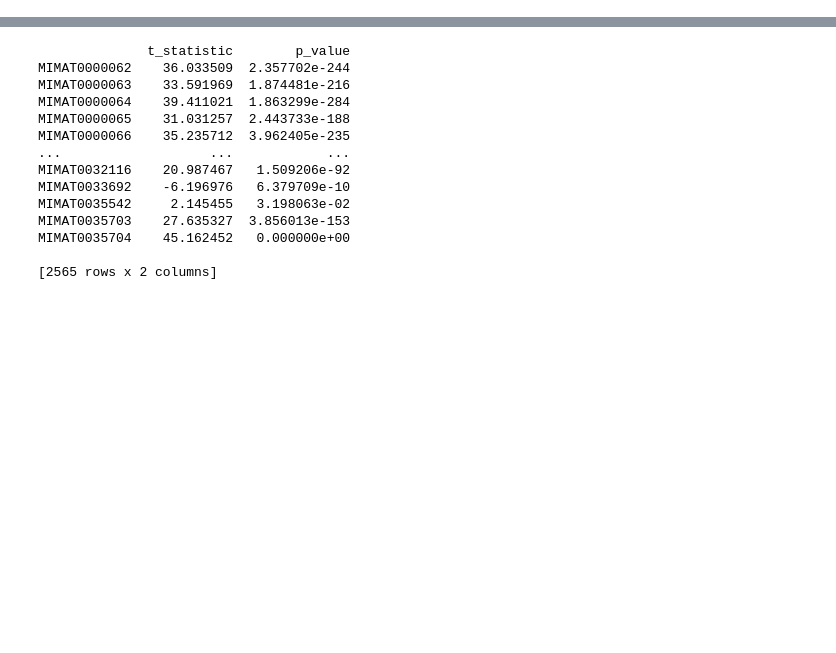
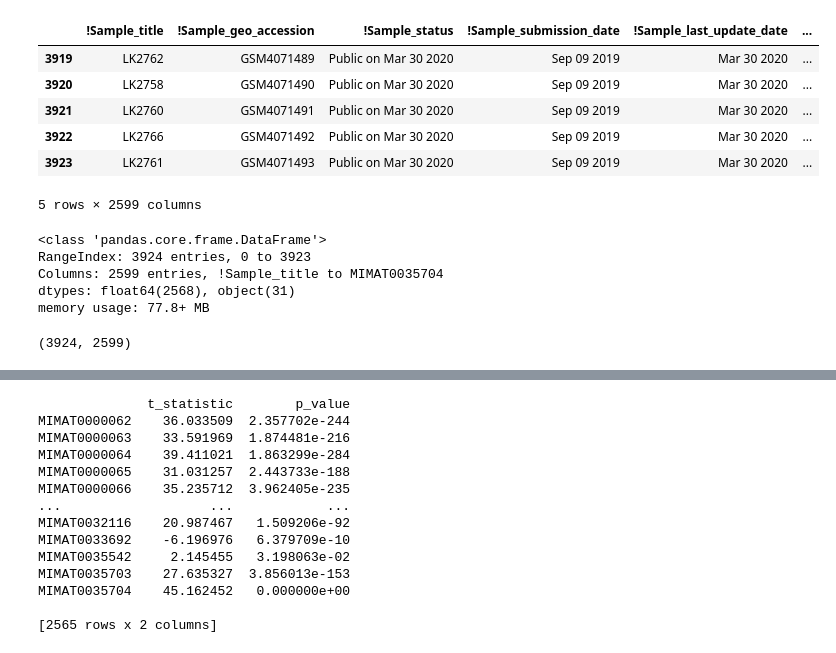
Before and after one commit to BrightNorthStar/miRNAs_in_Lung_Cancer, a Jupyter notebook: miRNAs_in_Lung_Cancer_.ipynb, the cells around one changed output, grey strips where cells are left out. Drawn from its saved outputs; the diff is of its cells as text; code cells hidden in the pictures; blank space fills up the shorter version.

```diff
--- a/miRNAs_in_Lung_Cancer_.ipynb
+++ b/miRNAs_in_Lung_Cancer_.ipynb
@@ -9,0 +242,32 @@ df = pd.read_excel('/content/COLAB.xlsx')
+# %%
+df1.tail()
+# %% [output]
+|  | !Sample_title | !Sample_geo_accession | !Sample_status | !Sample_submission_date | !Sample_last_update_date | ... |
+| 3919 | LK2762 | GSM4071489 | Public on Mar 30 2020 | Sep 09 2019 | Mar 30 2020 | ... |
+| 3920 | LK2758 | GSM4071490 | Public on Mar 30 2020 | Sep 09 2019 | Mar 30 2020 | ... |
+| 3921 | LK2760 | GSM4071491 | Public on Mar 30 2020 | Sep 09 2019 | Mar 30 2020 | ... |
+| 3922 | LK2766 | GSM4071492 | Public on Mar 30 2020 | Sep 09 2019 | Mar 30 2020 | ... |
+| 3923 | LK2761 | GSM4071493 | Public on Mar 30 2020 | Sep 09 2019 | Mar 30 2020 | ... |
+5 rows × 2599 columns
+# %%
+df1.info()
+# First output prior to the issue regarding duplicate column names being fixed
+#<class 'pandas.core.frame.DataFrame'>
+#RangeIndex: 3924 entries, 0 to 3923
+#Columns: 2595 entries, !Sample_title to MIMAT0035704
+#dtypes: float64(2568), object(27)
+#memory usage: 77.7+ MB
+#
+# Second output consequent to the fix of the issue regarding duplicate column names
+# As expected, 4 columns have been added
+#<class 'pandas.core.frame.DataFrame'>
+#RangeIndex: 3924 entries, 0 to 3923
+#Columns: 2599 entries, !Sample_title to MIMAT0035704
+#dtypes: float64(2568), object(31)
+#memory usage: 77.8+ MB
+# %% [output]
+<class 'pandas.core.frame.DataFrame'>
+RangeIndex: 3924 entries, 0 to 3923
+Columns: 2599 entries, !Sample_title to MIMAT0035704
+dtypes: float64(2568), object(31)
+memory usage: 77.8+ MB
@@ -9,0 +277,6 @@ df = pd.read_excel('/content/COLAB.xlsx')
+# %%
+df1.shape
+# before fix: (3924, 2595)
+# after fix: (3924, 2599)
+# %% [output]
+(3924, 2599)
```
Also changed, not shown: parts of 33 cells of this notebook.
